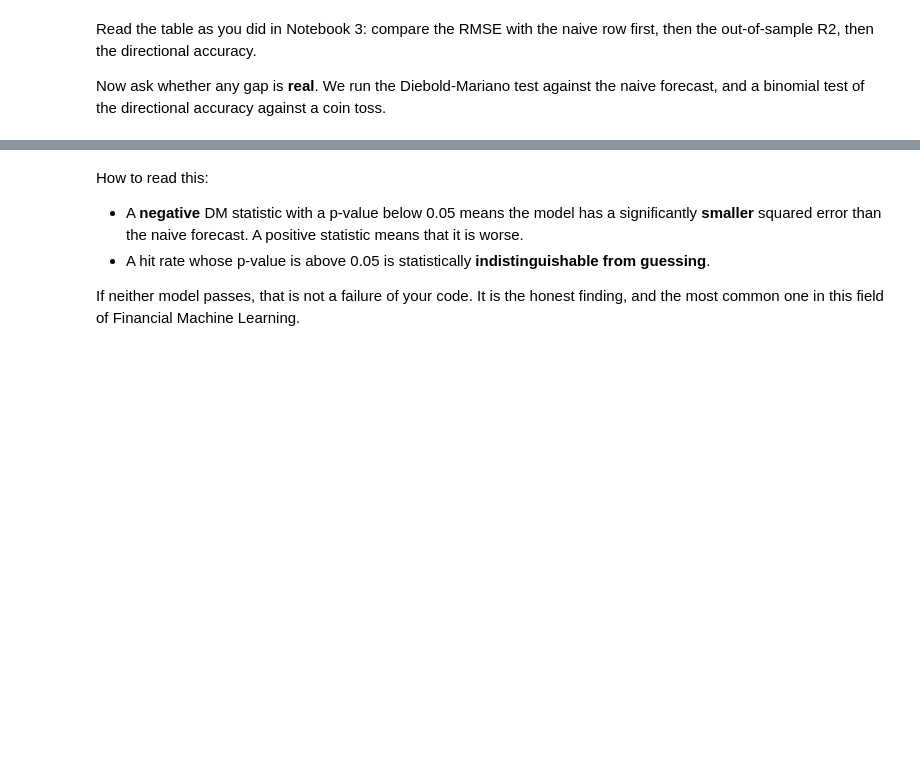
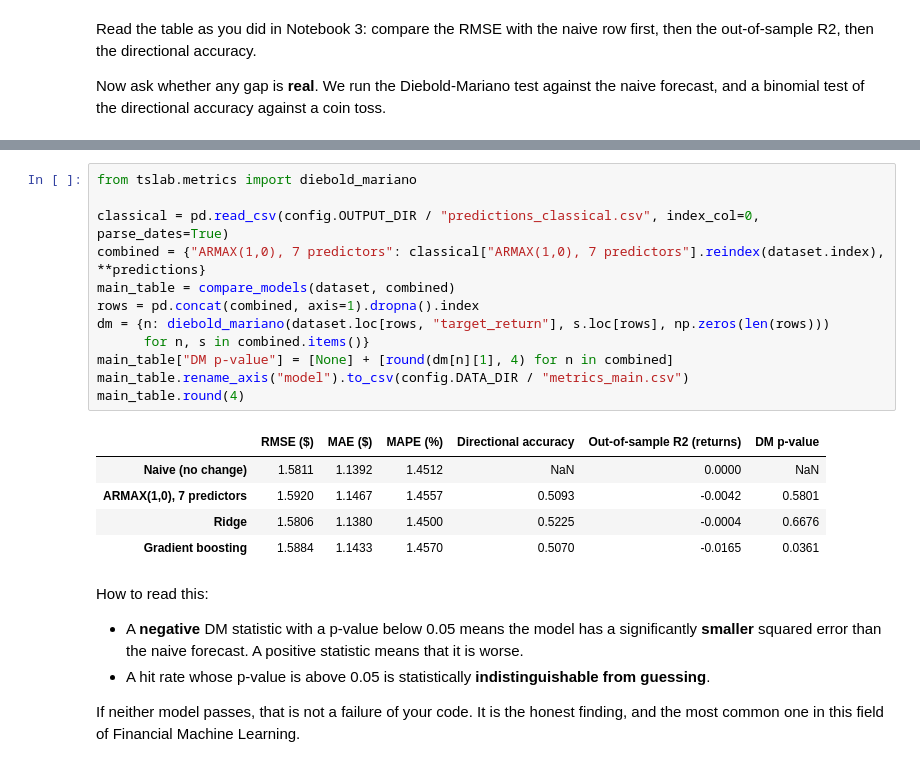
Before and after one commit to BI-course/tsf-202604-b2, a Jupyter notebook: 4_multivariate_machine_learning_forecasting.ipynb, the cells around one changed output, grey strips where cells are left out. Saved outputs shown, nothing was run; the diff lists cells and outputs as text; blank space fills up the shorter version.

Commit message:
Ian: Notebook 4 Steps 5-9 and 13, ablation, main result table

```diff
--- a/4_multivariate_machine_learning_forecasting.ipynb
+++ b/4_multivariate_machine_learning_forecasting.ipynb
@@ -470,3 +501,21 @@ pd.DataFrame(rows).set_index("Model").round(4)
+# %%
+from tslab.metrics import diebold_mariano
+
+classical = pd.read_csv(config.OUTPUT_DIR / "predictions_classical.csv", index_col=0, parse_dates=True)
+combined = {"ARMAX(1,0), 7 predictors": classical["ARMAX(1,0), 7 predictors"].reindex(dataset.index), **predictions}
+main_table = compare_models(dataset, combined)
+rows = pd.concat(combined, axis=1).dropna().index
+dm = {n: diebold_mariano(dataset.loc[rows, "target_return"], s.loc[rows], np.zeros(len(rows)))
+      for n, s in combined.items()}
+main_table["DM p-value"] = [None] + [round(dm[n][1], 4) for n in combined]
+main_table.rename_axis("model").to_csv(config.DATA_DIR / "metrics_main.csv")
+main_table.round(4)
+# %% [output]
+|  | RMSE ($) | MAE ($) | MAPE (%) | Directional accuracy | Out-of-sample R2 (returns) | DM p-value |
+| Naive (no change) | 1.5811 | 1.1392 | 1.4512 | NaN | 0.0000 | NaN |
+| ARMAX(1,0), 7 predictors | 1.5920 | 1.1467 | 1.4557 | 0.5093 | -0.0042 | 0.5801 |
+| Ridge | 1.5806 | 1.1380 | 1.4500 | 0.5225 | -0.0004 | 0.6676 |
+| Gradient boosting | 1.5884 | 1.1433 | 1.4570 | 0.5070 | -0.0165 | 0.0361 |
 # %% [markdown]
 How to read this:
 
```
Also changed, not shown: parts of 22 cells of this notebook, 1 other file.
